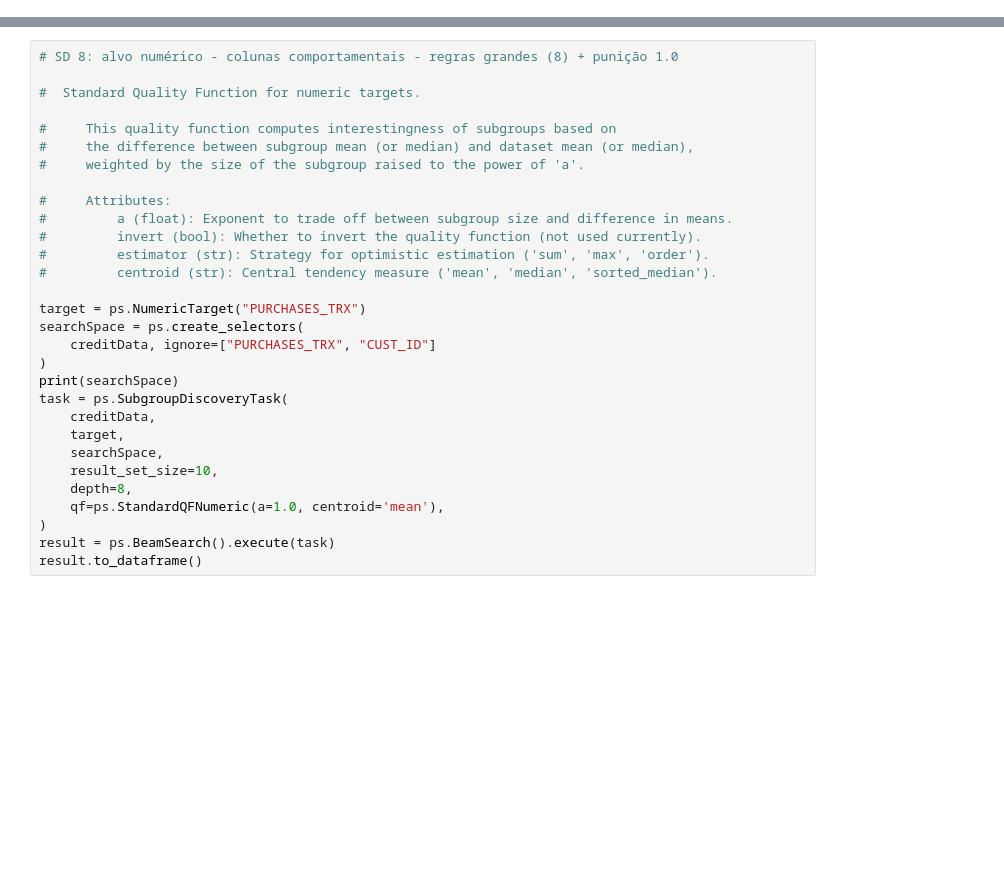
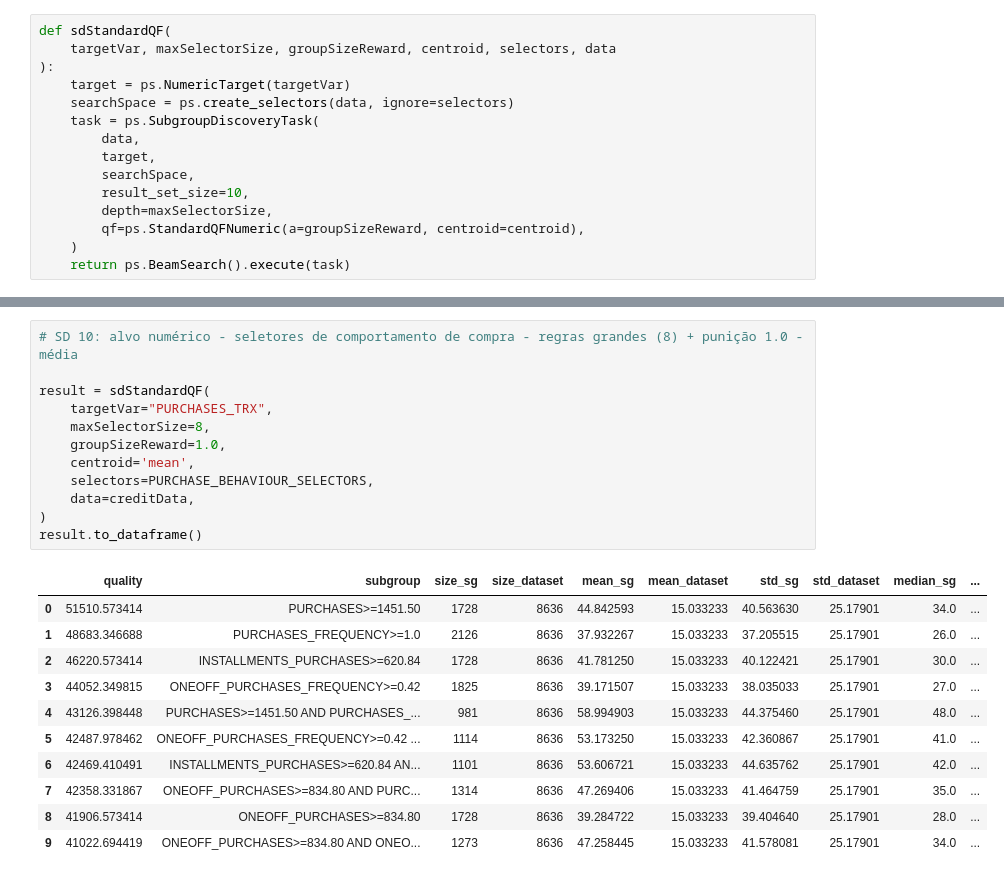
Before and after one commit to gabrieltonioni/aprendizado-descritivo-2025.1, a Jupyter notebook: credit-data-sd.ipynb, the cells around one changed output, grey strips where cells are left out. Saved outputs shown, nothing was run; the diff lists cells and outputs as text; blank space fills up the shorter version.

```diff
--- a/credit-data-sd.ipynb
+++ b/credit-data-sd.ipynb
@@ -12,0 +117,15 @@ creditData = creditData.dropna().round(2)
+# %%
+def sdStandardQF(
+    targetVar, maxSelectorSize, groupSizeReward, centroid, selectors, data
+):
+    target = ps.NumericTarget(targetVar)
+    searchSpace = ps.create_selectors(data, ignore=selectors)
+    task = ps.SubgroupDiscoveryTask(
+        data,
+        target,
+        searchSpace,
+        result_set_size=10,
+        depth=maxSelectorSize,
+        qf=ps.StandardQFNumeric(a=groupSizeReward, centroid=centroid),
+    )
+    return ps.BeamSearch().execute(task)
@@ -320,30 +394,24 @@ Aparentemente, subgrupos menores são descritos por um número maior de variáve
 # %%
-# SD 8: alvo numérico - colunas comportamentais - regras grandes (8) + punição 1.0
+# SD 10: alvo numérico - seletores de comportamento de compra - regras grandes (8) + punição 1.0 - média
 
-#  Standard Quality Function for numeric targets.
-
-#     This quality function computes interestingness of subgroups based on
-#     the difference between subgroup mean (or median) and dataset mean (or median),
-#     weighted by the size of the subgroup raised to the power of 'a'.
-
-#     Attributes:
-#         a (float): Exponent to trade off between subgroup size and difference in means.
-#         invert (bool): Whether to invert the quality function (not used currently).
-#         estimator (str): Strategy for optimistic estimation ('sum', 'max', 'order').
-#         centroid (str): Central tendency measure ('mean', 'median', 'sorted_median').
-
-target = ps.NumericTarget("PURCHASES_TRX")
-searchSpace = ps.create_selectors(
-    creditData, ignore=["PURCHASES_TRX", "CUST_ID"]
+result = sdStandardQF(
+    targetVar="PURCHASES_TRX",
+    maxSelectorSize=8,
+    groupSizeReward=1.0,
+    centroid='mean',
+    selectors=PURCHASE_BEHAVIOUR_SELECTORS,
+    data=creditData,
 )
-print(searchSpace)
-task = ps.SubgroupDiscoveryTask(
-    creditData,
-    target,
-    searchSpace,
-    result_set_size=10,
-    depth=8,
-    qf=ps.StandardQFNumeric(a=1.0, centroid='mean'),
-)
-result = ps.BeamSearch().execute(task)
 result.to_dataframe()
+# %% [output]
+|  | quality | subgroup | size_sg | size_dataset | mean_sg | mean_dataset | std_sg | std_dataset | median_sg | ... |
+| 0 | 51510.573414 | PURCHASES>=1451.50 | 1728 | 8636 | 44.842593 | 15.033233 | 40.563630 | 25.17901 | 34.0 | ... |
+| 1 | 48683.346688 | PURCHASES_FREQUENCY>=1.0 | 2126 | 8636 | 37.932267 | 15.033233 | 37.205515 | 25.17901 | 26.0 | ... |
+| 2 | 46220.573414 | INSTALLMENTS_PURCHASES>=620.84 | 1728 | 8636 | 41.781250 | 15.033233 | 40.122421 | 25.17901 | 30.0 | ... |
+| 3 | 44052.349815 | ONEOFF_PURCHASES_FREQUENCY>=0.42 | 1825 | 8636 | 39.171507 | 15.033233 | 38.035033 | 25.17901 | 27.0 | ... |
+| 4 | 43126.398448 | PURCHASES>=1451.50 AND PURCHASES_... | 981 | 8636 | 58.994903 | 15.033233 | 44.375460 | 25.17901 | 48.0 | ... |
+| 5 | 42487.978462 | ONEOFF_PURCHASES_FREQUENCY>=0.42 ... | 1114 | 8636 | 53.173250 | 15.033233 | 42.360867 | 25.17901 | 41.0 | ... |
+| 6 | 42469.410491 | INSTALLMENTS_PURCHASES>=620.84 AN... | 1101 | 8636 | 53.606721 | 15.033233 | 44.635762 | 25.17901 | 42.0 | ... |
+| 7 | 42358.331867 | ONEOFF_PURCHASES>=834.80 AND PURC... | 1314 | 8636 | 47.269406 | 15.033233 | 41.464759 | 25.17901 | 35.0 | ... |
+| 8 | 41906.573414 | ONEOFF_PURCHASES>=834.80 | 1728 | 8636 | 39.284722 | 15.033233 | 39.404640 | 25.17901 | 28.0 | ... |
+| 9 | 41022.694419 | ONEOFF_PURCHASES>=834.80 AND ONEO... | 1273 | 8636 | 47.258445 | 15.033233 | 41.578081 | 25.17901 | 34.0 | ... |
```
Also changed, not shown: parts of 33 cells of this notebook.
